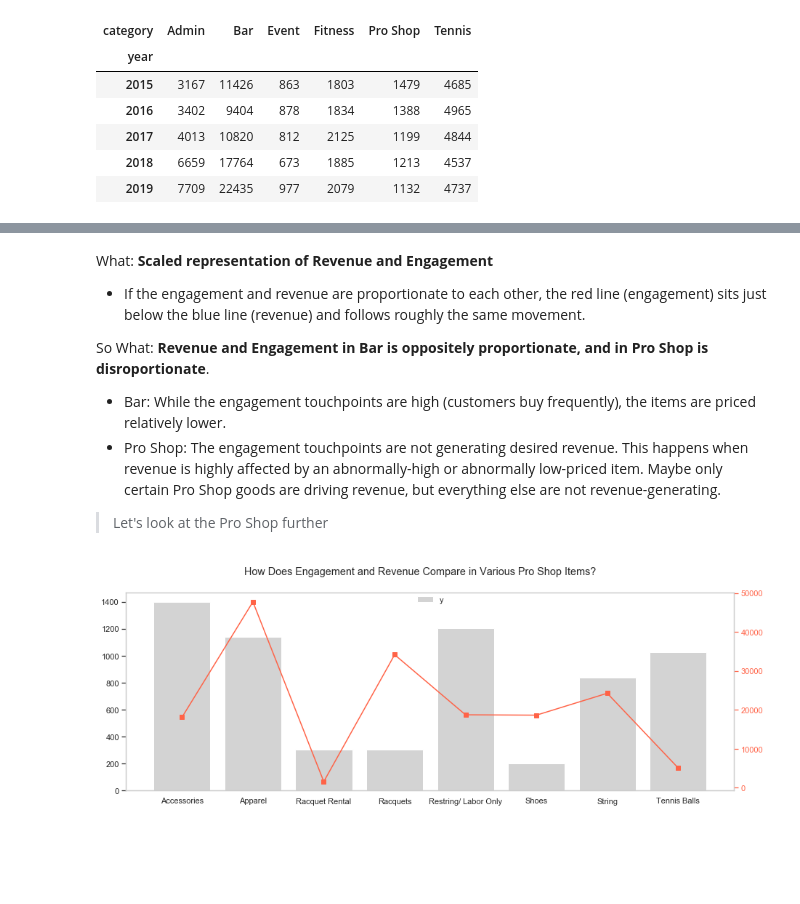
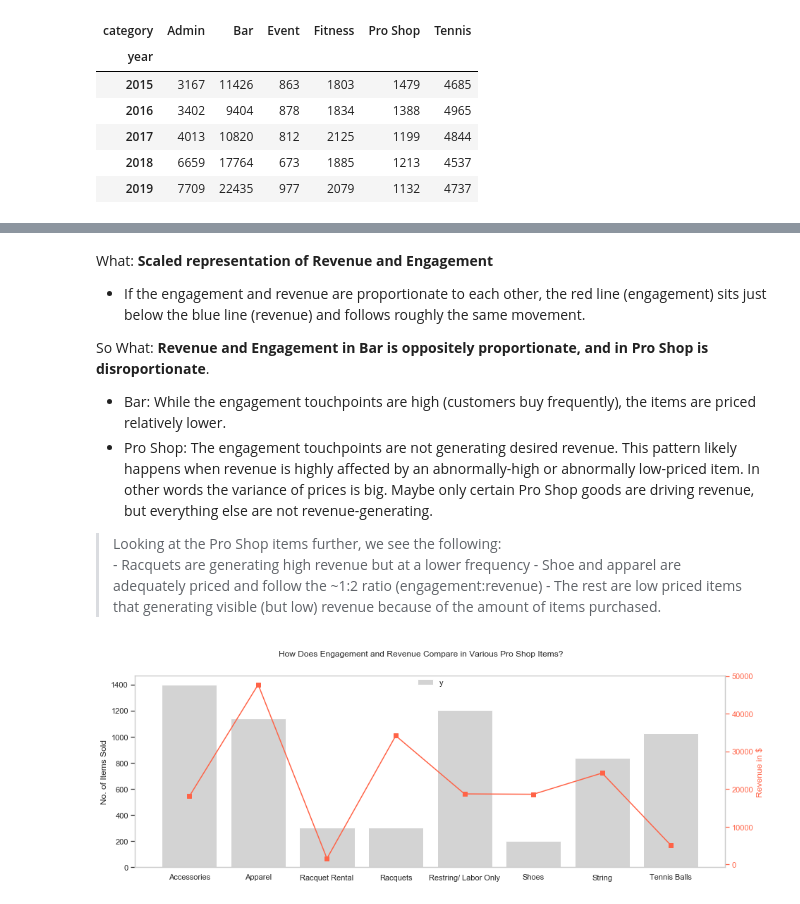
Before and after one commit to crisgiovanoni/jncc_project, a Jupyter notebook: project_documentation.ipynb, the cells around one changed output, grey strips where cells are left out. Drawn from its saved outputs; the diff is of its cells as text; code cells hidden in the pictures; blank space fills up the shorter version.

```diff
--- a/project_documentation.ipynb
+++ b/project_documentation.ipynb
@@ -175,24 +162,30 @@ What: **Scaled representation of Revenue and Engagement**
 
 So What: **Revenue and Engagement in Bar is oppositely proportionate, and in Pro Shop is disroportionate**.
  - Bar: While the engagement touchpoints are high (customers buy frequently), the items are priced relatively lower.
- - Pro Shop: The engagement touchpoints are not generating desired revenue. This happens when revenue is highly affected by an abnormally-high or abnormally low-priced item. Maybe only certain Pro Shop goods are driving revenue, but everything else are not revenue-generating.
- > Let's look at the Pro Shop further
+ - Pro Shop: The engagement touchpoints are not generating desired revenue. This pattern likely happens when revenue is highly affected by an abnormally-high or abnormally low-priced item. In other words the variance of prices is big. Maybe only certain Pro Shop goods are driving revenue, but everything else are not revenue-generating.
+ > Looking at the Pro Shop items further, we see the following:
+     - Racquets are generating high revenue but at a lower frequency
+     - Shoe and apparel are adequately priced and follow the ~1:2 ratio (engagement:revenue)
+     - The rest are low priced items that generating visible (but low) revenue because of the amount of items purchased.
 # %%
 ps = df[df.category=="Pro Shop"]
 ps = ps.groupby("item_group").agg({"total":sum,"trans_id":"count"}).rename(columns={"total":"revenue","trans_id":"no_transactions"}).reset_index()
 # %%
 fig, ax1 = plt.subplots(figsize=(15,5))
 lab1 = ax1.bar(x=ps.item_group,height=ps.no_transactions,color="lightgray",label="number of transactions")
 ax1.grid(False)
+ax1.set_ylabel("No. of Items Sold")
 
 ax2 = ax1.twinx()
 lab2 = ax2.plot(ps.revenue,color="tomato",marker="s",label="revenue")
 ax2.set_ylabel('', color='tomato')
 ax2.tick_params('y', colors='tomato')
 ax2.grid(False)
+ax2.set_ylabel("Revenue in $")
+
 
 plt.suptitle("How Does Engagement and Revenue Compare in Various Pro Shop Items?")
 plt.legend((lab1,lab2),("y","z"),loc='upper center', ncol=1, borderaxespad=0, facecolor="inherit", frameon=False)
 plt.show()
 # %% [output]
-[figure, old version]
+[figure, new version]
```
Also changed, not shown: parts of 10 cells of this notebook.
